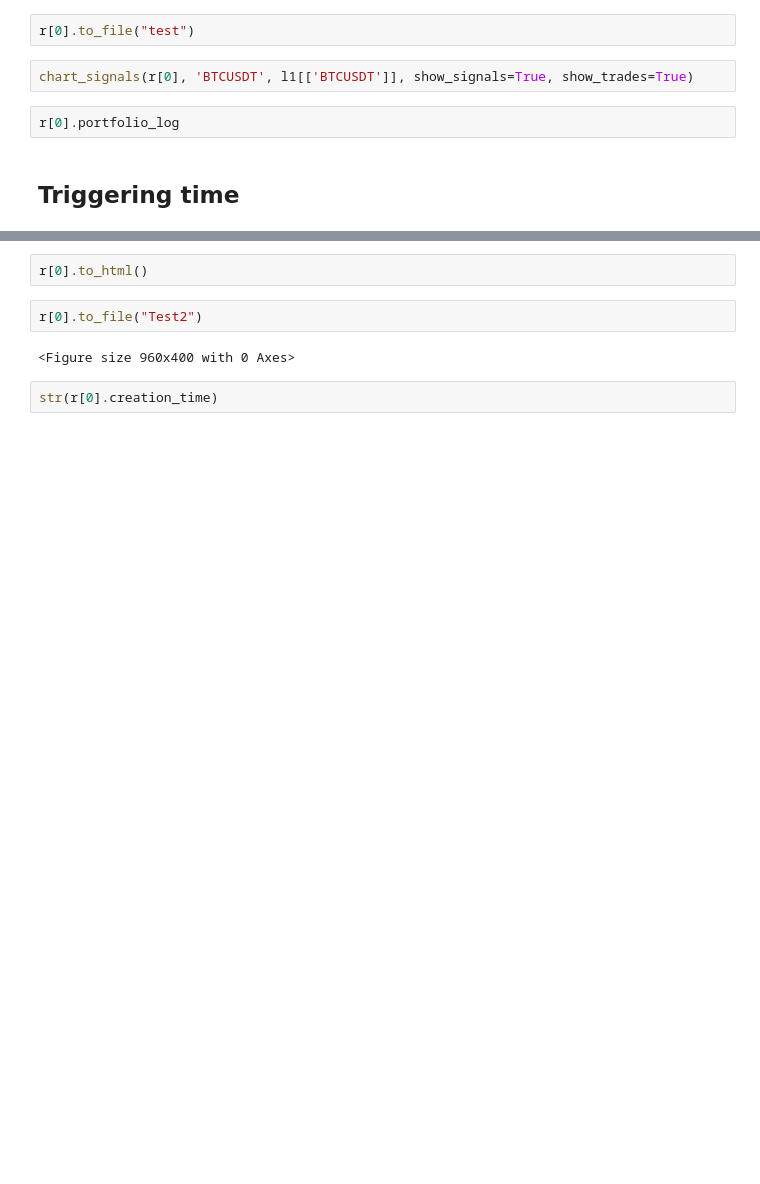
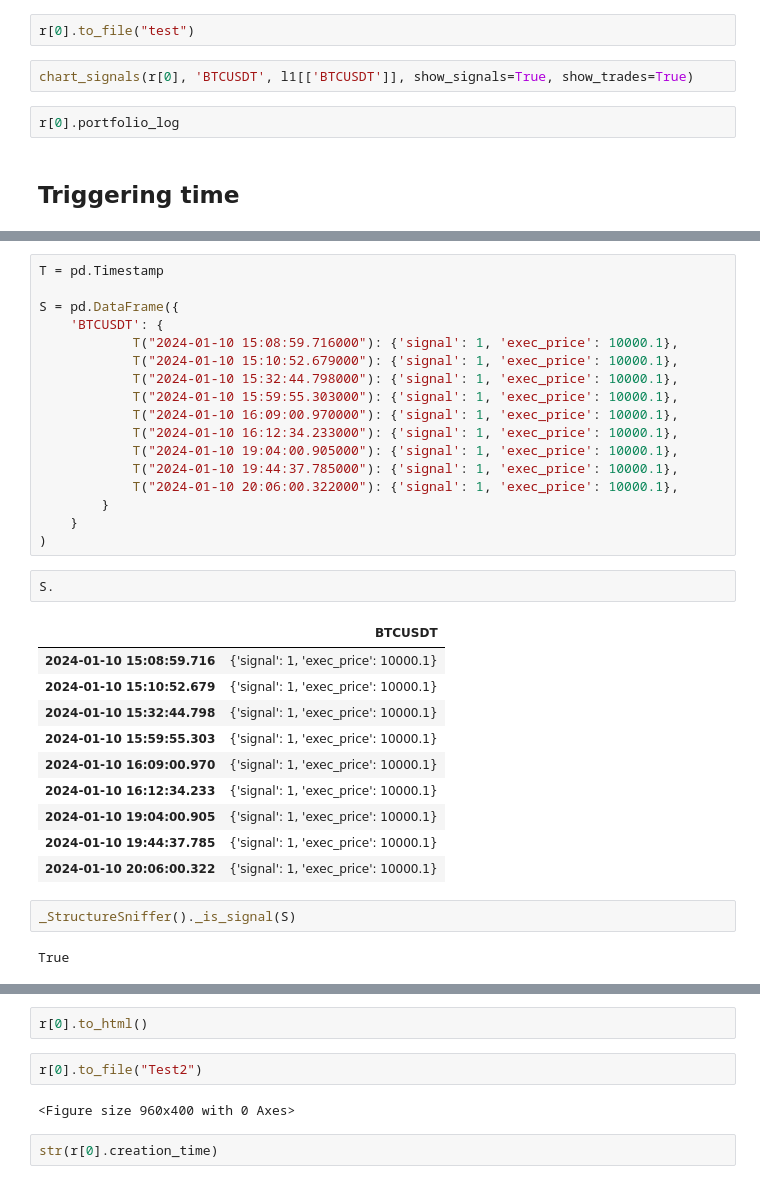
Before and after one commit to dmarienko/Qubx, a Jupyter notebook: experiments/9.6 Simulator reviewed.ipynb, the cells around one changed output, grey strips where cells are left out. Cells and saved outputs as stored; diff of their text form; blank space fills up the shorter version.

```diff
--- a/experiments/9.6 Simulator reviewed.ipynb
+++ b/experiments/9.6 Simulator reviewed.ipynb
@@ -258 +299,35 @@ r = simulate({'A': (stg:=TestC(show_mkt=0, apply_own_schedule=0))},
 2023-07-03 00:59:59.000 [ℹ️] SimulatedDataProvider ::: Simulation finished at 2023-07-03 00:00:00 :::
+# %%
+T = pd.Timestamp
+
+S = pd.DataFrame({
+    'BTCUSDT': {
+            T("2024-01-10 15:08:59.716000"): {'signal': 1, 'exec_price': 10000.1},
+            T("2024-01-10 15:10:52.679000"): {'signal': 1, 'exec_price': 10000.1},
+            T("2024-01-10 15:32:44.798000"): {'signal': 1, 'exec_price': 10000.1},
+            T("2024-01-10 15:59:55.303000"): {'signal': 1, 'exec_price': 10000.1},
+            T("2024-01-10 16:09:00.970000"): {'signal': 1, 'exec_price': 10000.1},
+            T("2024-01-10 16:12:34.233000"): {'signal': 1, 'exec_price': 10000.1},
+            T("2024-01-10 19:04:00.905000"): {'signal': 1, 'exec_price': 10000.1},
+            T("2024-01-10 19:44:37.785000"): {'signal': 1, 'exec_price': 10000.1},
+            T("2024-01-10 20:06:00.322000"): {'signal': 1, 'exec_price': 10000.1},
+        }
+    }
+)
+# %%
+S.
+# %% [output]
+|  | BTCUSDT |
+| 2024-01-10 15:08:59.716 | {'signal': 1, 'exec_price': 10000.1} |
+| 2024-01-10 15:10:52.679 | {'signal': 1, 'exec_price': 10000.1} |
+| 2024-01-10 15:32:44.798 | {'signal': 1, 'exec_price': 10000.1} |
+| 2024-01-10 15:59:55.303 | {'signal': 1, 'exec_price': 10000.1} |
+| 2024-01-10 16:09:00.970 | {'signal': 1, 'exec_price': 10000.1} |
+| 2024-01-10 16:12:34.233 | {'signal': 1, 'exec_price': 10000.1} |
+| 2024-01-10 19:04:00.905 | {'signal': 1, 'exec_price': 10000.1} |
+| 2024-01-10 19:44:37.785 | {'signal': 1, 'exec_price': 10000.1} |
+| 2024-01-10 20:06:00.322 | {'signal': 1, 'exec_price': 10000.1} |
+# %%
+_StructureSniffer()._is_signal(S)
+# %% [output]
+True
```
Also changed, not shown: parts of 10 cells of this notebook, 6 other files.
